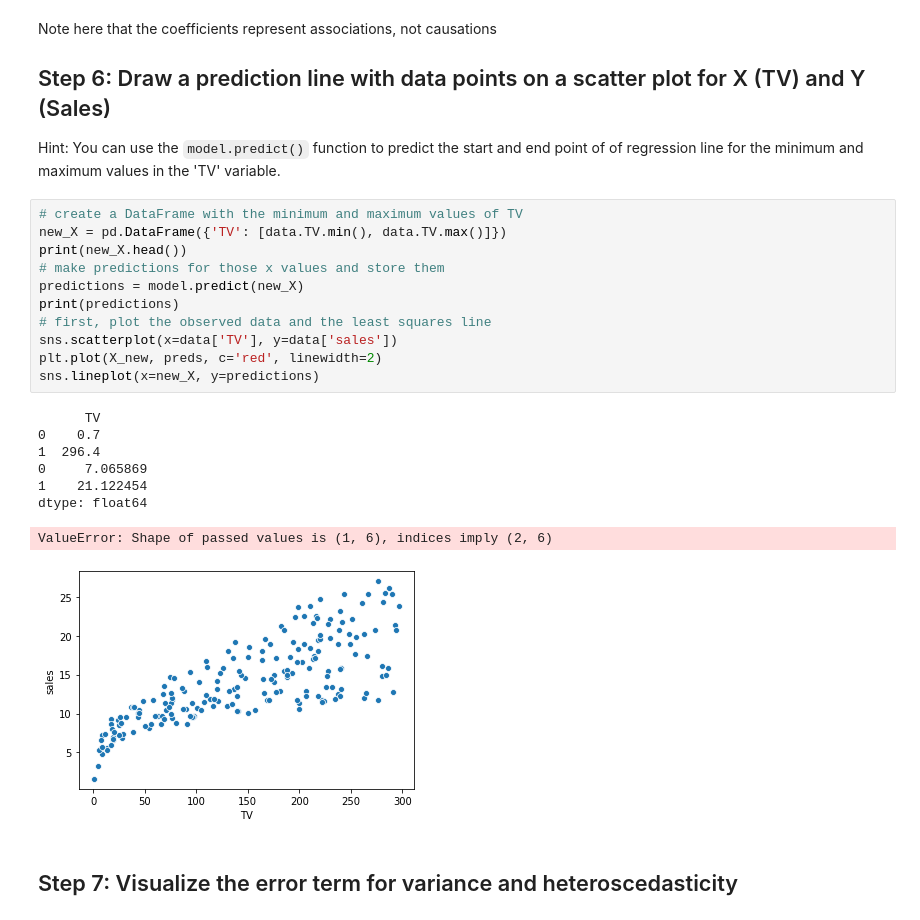
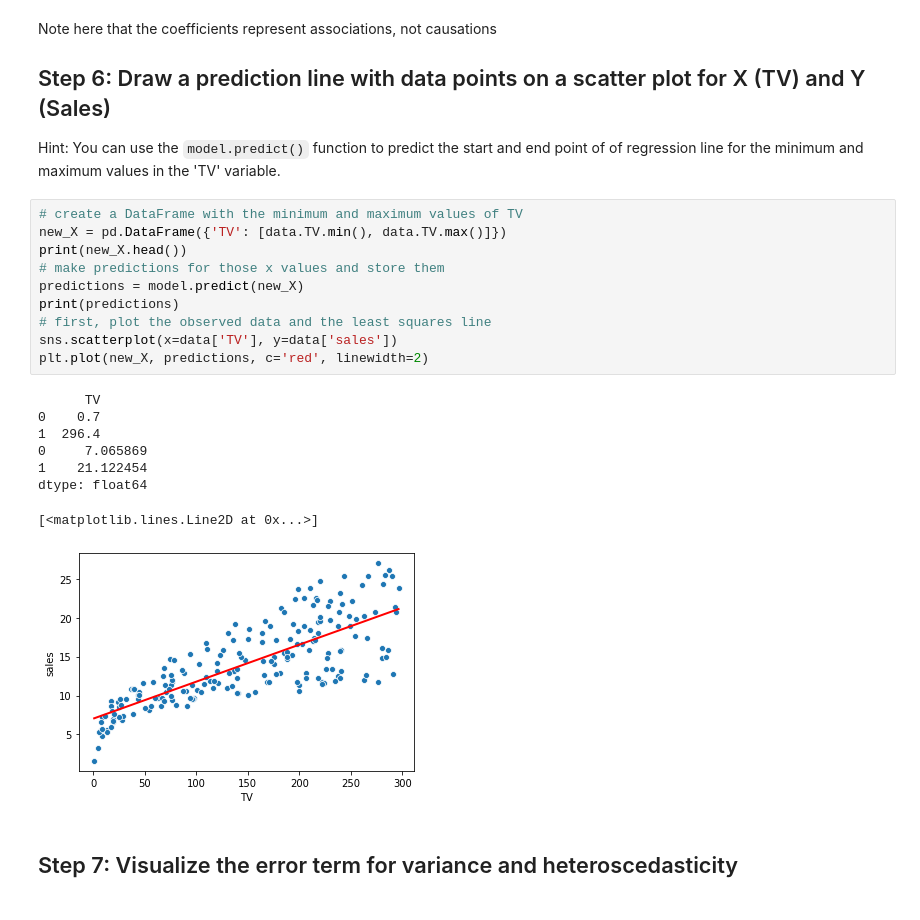
Before and after one commit to daveajstearns/dsc-ols-statsmodels-lab-nyc-ds-021720, a Jupyter notebook: index.ipynb, the cells around one changed output. Drawn from its saved outputs; the diff is of its cells as text.

```diff
--- a/index.ipynb
+++ b/index.ipynb
@@ -145,23 +145,22 @@ Hint: You can use the `model.predict()` function to predict the start and end po
 # %%
 # create a DataFrame with the minimum and maximum values of TV
 new_X = pd.DataFrame({'TV': [data.TV.min(), data.TV.max()]})
 print(new_X.head())
 # make predictions for those x values and store them
 predictions = model.predict(new_X)
 print(predictions)
 # first, plot the observed data and the least squares line
 sns.scatterplot(x=data['TV'], y=data['sales'])
-plt.plot(X_new, preds, c='red', linewidth=2)
-sns.lineplot(x=new_X, y=predictions)
+plt.plot(new_X, predictions, c='red', linewidth=2)
 # %% [output]
       TV
 0    0.7
 1  296.4
 0     7.065869
 1    21.122454
 dtype: float64
-ValueError: Shape of passed values is (1, 6), indices imply (2, 6)
+[<matplotlib.lines.Line2D at 0x...>]
-[figure, old version]
+[figure, new version]
 # %% [markdown]
 ## Step 7: Visualize the error term for variance and heteroscedasticity
 # %%
```
